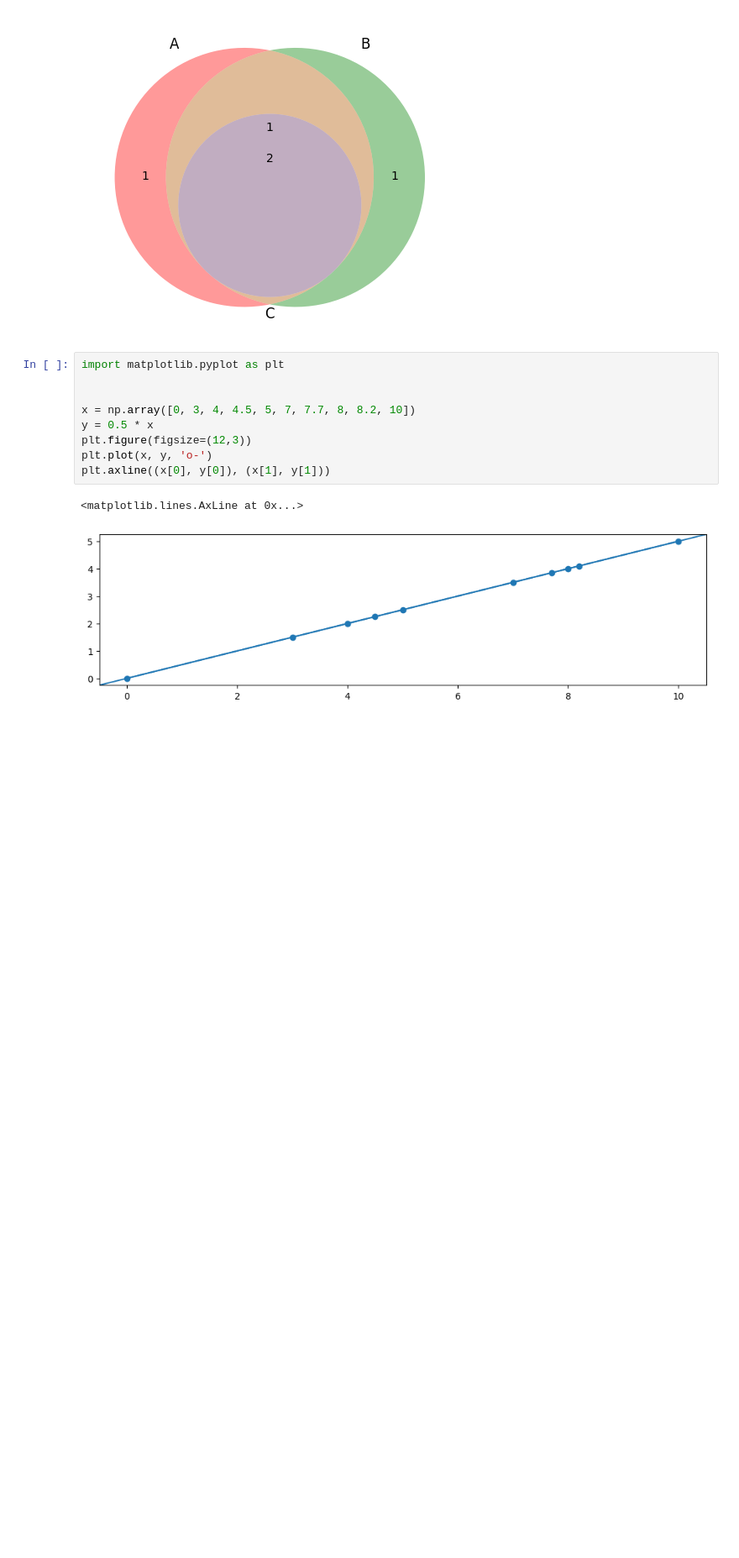
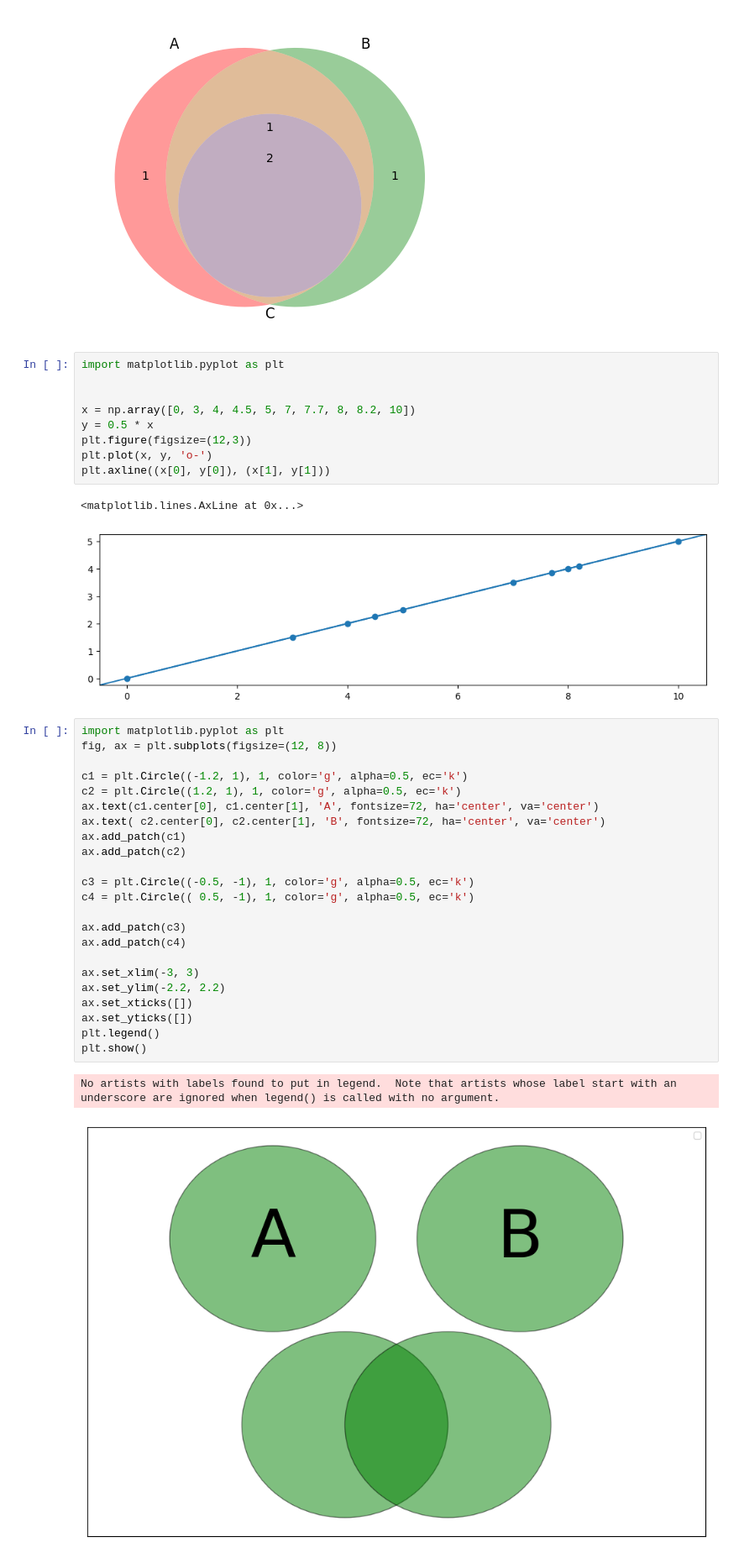
Before and after one commit to ICHEC/qpcc, a Jupyter notebook: testpad.ipynb, the cells around one changed output. Shown at 84% size. Saved outputs shown, nothing was run; the diff lists cells and outputs as text; blank space fills up the shorter version.

```diff
--- a/testpad.ipynb
+++ b/testpad.ipynb
@@ -153,3 +153,29 @@ plt.axline((x[0], y[0]), (x[1], y[1]))
 # %% [output]
 <matplotlib.lines.AxLine at 0x...>
 [figure]
+# %%
+import matplotlib.pyplot as plt
+fig, ax = plt.subplots(figsize=(12, 8))
+
+c1 = plt.Circle((-1.2, 1), 1, color='g', alpha=0.5, ec='k')
+c2 = plt.Circle((1.2, 1), 1, color='g', alpha=0.5, ec='k')
+ax.text(c1.center[0], c1.center[1], 'A', fontsize=72, ha='center', va='center')
+ax.text( c2.center[0], c2.center[1], 'B', fontsize=72, ha='center', va='center')
+ax.add_patch(c1)
+ax.add_patch(c2)
+
+c3 = plt.Circle((-0.5, -1), 1, color='g', alpha=0.5, ec='k')
+c4 = plt.Circle(( 0.5, -1), 1, color='g', alpha=0.5, ec='k')
+
+ax.add_patch(c3)
+ax.add_patch(c4)
+
+ax.set_xlim(-3, 3)
+ax.set_ylim(-2.2, 2.2)
+ax.set_xticks([])
+ax.set_yticks([])
+plt.legend()
+plt.show()
+# %% [output]
+No artists with labels found to put in legend.  Note that artists whose label start with an underscore are ignored when legend() is called with no argument.
+[figure, added]
```
Also changed, not shown: parts of 2 cells of this notebook, 6 other files.
